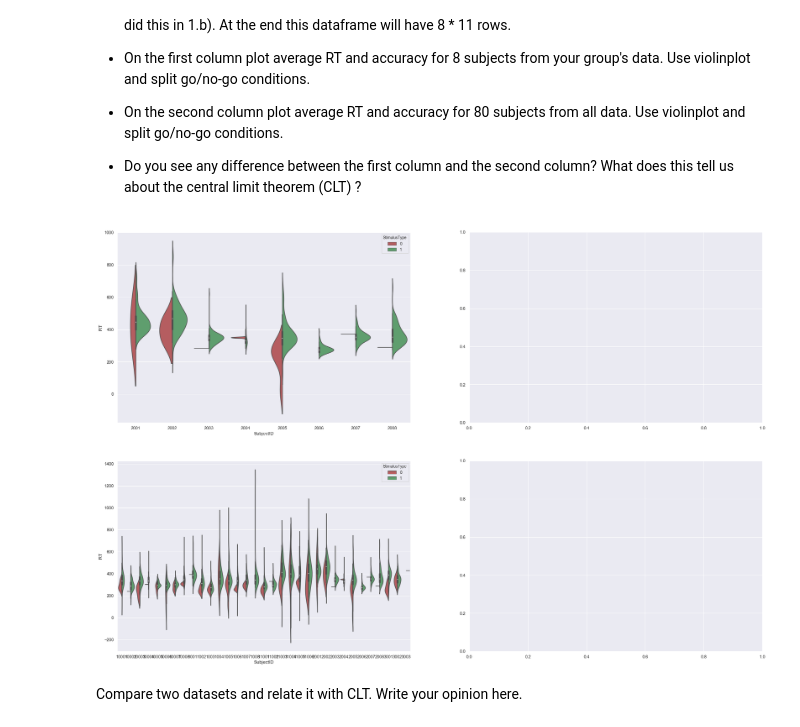
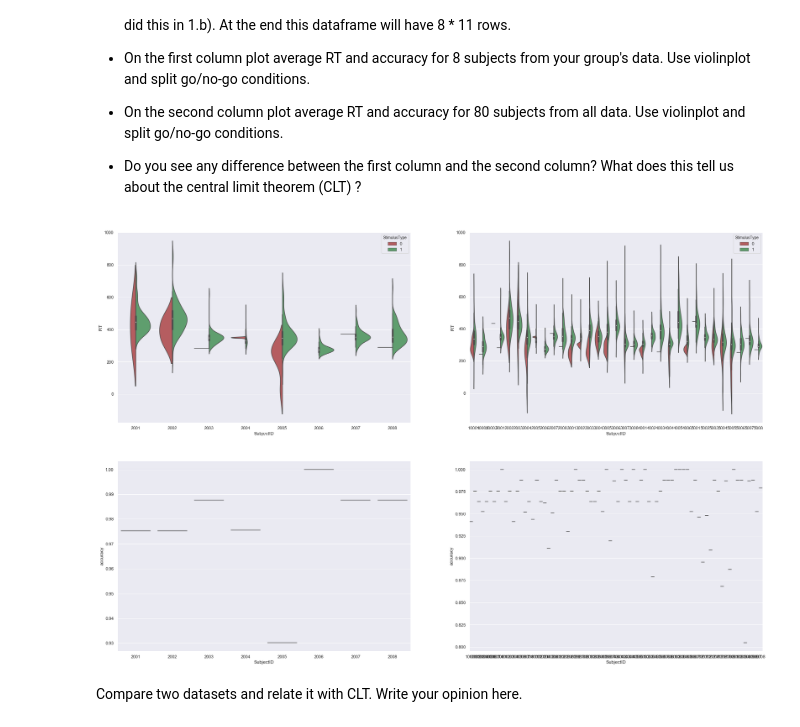
Before and after one commit to NBP-ACC/week-4-acc_2, a Jupyter notebook: sheet02.ipynb, the cells around one changed output. Cells and saved outputs as stored; diff of their text form; code cells hidden in the pictures.

```diff
--- a/sheet02.ipynb
+++ b/sheet02.ipynb
@@ -108,10 +108,16 @@ df_concatenated = df_concatenated.assign(congruence=lambda row: row.StimulusType
 #   3. ... and calculate the average.
 df_concatenated_avg = df_concatenated[df_concatenated.RT > 0]\
                         .groupby('SubjectID')\
-                        .mean()
+                        .mean()\
+                        .reset_index()
+
+
+
 
 # We rename "congruence" to "accuracy" inplace.
 df_concatenated_avg.rename(index=str, columns={"congruence": "accuracy"}, inplace=True)
+
+print(df_concatenated_avg)
 
 
 # Afterwards, we save the result into the already created folder.
@@ -208,42 +224,47 @@ df_all = pd.concat(df_concatenated_list, ignore_index = True,sort=False, axis =
 
 # add column accuracy
 df_all = df_all.assign(accuracy=lambda row: (row.StimulusType == row.response))
 
 # sort the df according to SubjectID and StimulusType and calculate the average RT
-df_all_avg = df_all[df_all.RT > 0].groupby('SubjectID').mean()
+df_all_avg = df_all[df_all.RT > 0].groupby('SubjectID').mean().reset_index()
 
 
 
 # Now it's time to plot your results
 figs, axes = plt.subplots(nrows=2, ncols=2, figsize=(30,20))
 
 # Plots for our Group:
 # violin plot for RT
 sns.violinplot(data = data_concat.drop(data_concat[data_concat.RT == 0].index),
                x = 'SubjectID', y = 'RT',
                hue = 'StimulusType', palette = ["r", "g"],
                split = True, ax = axes[0,0])
+
 # violin plot for accurcay
-#sns.violinplot(data = df_concatenated_avg,
-#               x = 'accuracy', y = df_concatenated_avg.index.get_level_values('SubjectID'),
-#               split = True, ax = axes[0,1])
+sns.violinplot(data = data_concat,
+               x = df_concatenated_avg['SubjectID'], y =df_concatenated_avg['accuracy'] ,
+               split = True, ax = axes[1,0])
+
+
 
 # Plots for all Groups:
 # violin plot for RT
 df_all = df_all.drop(df_all[df_all.RT == 0].index)  # mask data with RT == 0
 df_all_part = df_all.loc[:3200]                     # get 40 subjects so the data plot is readable
 sns.violinplot(data = df_all_part,
                   x = 'SubjectID', y = 'RT',
                hue = 'StimulusType', palette = ["r", "g"],
-              split = True, ax = axes[1,0])
+              split = True, ax = axes[0,1])
+
 # violin plot accurcay
-#sns.violinplot(data = df_all_avg,
-#              x = 'accuracy', y = df_all_avg.index.get_level_values('SubjectID'),
-#               split = True, ax = axes[0,1])
+sns.violinplot(data = df_all_avg,
+              x = df_all_avg['SubjectID'], y =df_all_avg['accuracy'] ,
+               split = True, ax = axes[1,1])
+
 
 fig.tight_layout()
 # %% [output]
-[figure, old version]
+[figure, new version]
 # %% [markdown]
 Compare two datasets and relate it with CLT. Write your opinion here.
 # %% [markdown]
```
Also changed, not shown: parts of 3 cells of this notebook.
